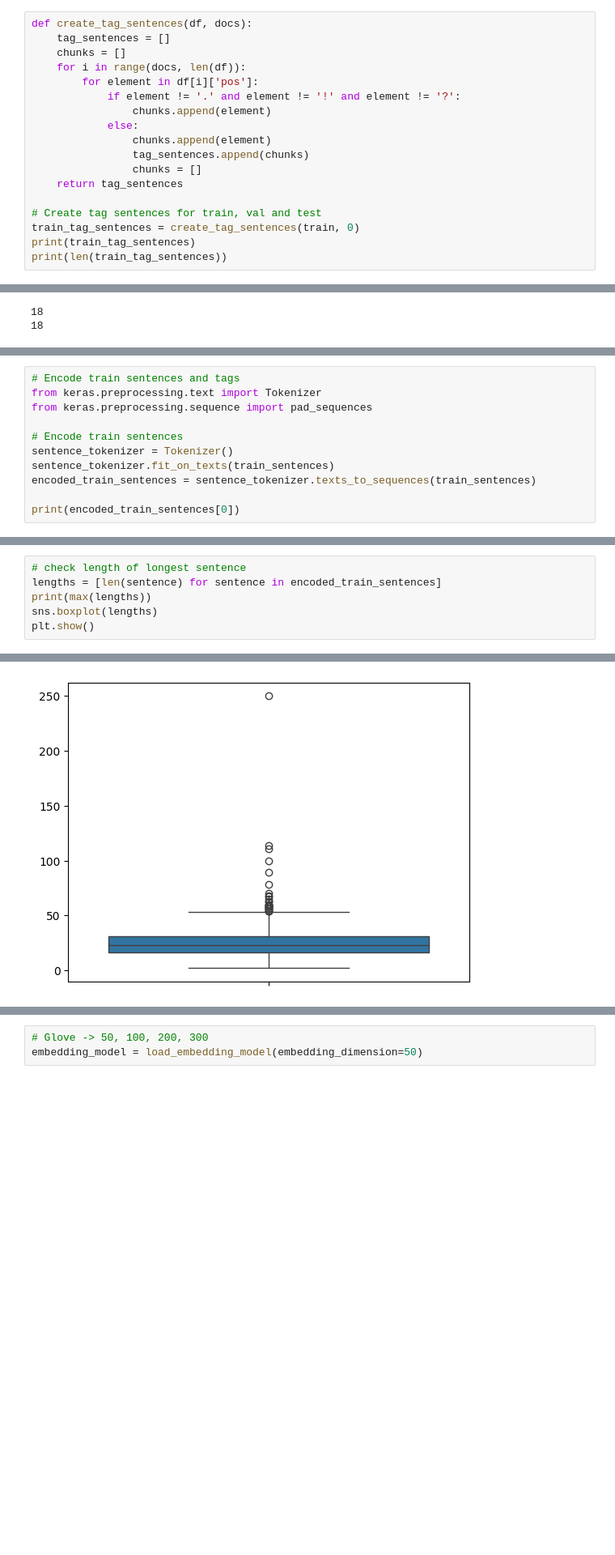
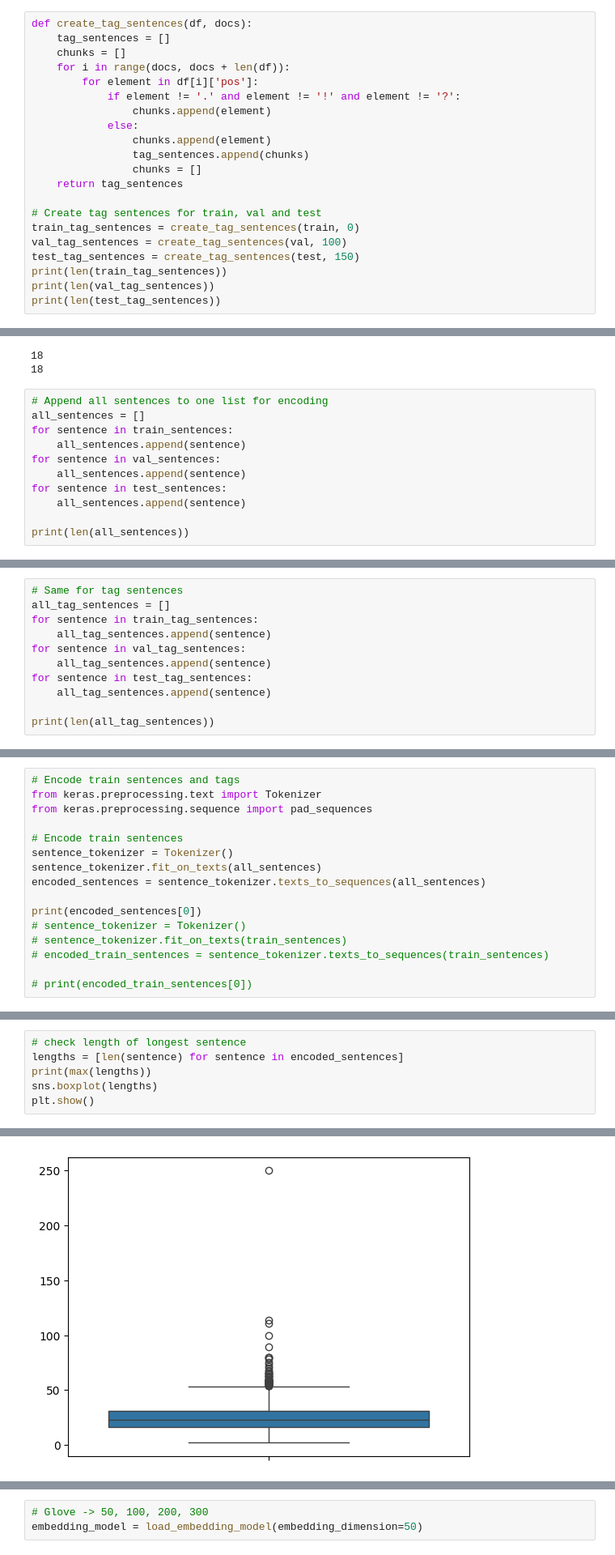
Before and after one commit to CipStr/NLProject, a Jupyter notebook: A1_v2.ipynb, the cells around one changed output, grey strips where cells are left out. Shown at 81% size. Drawn from its saved outputs; the diff is of its cells as text; blank space fills up the shorter version.

Commit message:
Fixed encoding + first baseline model trials

```diff
--- a/A1_v2.ipynb
+++ b/A1_v2.ipynb
@@ -157,7 +164,7 @@ print(len(train_sentences))
 def create_tag_sentences(df, docs):
     tag_sentences = []
     chunks = []
-    for i in range(docs, len(df)):
+    for i in range(docs, docs + len(df)):
         for element in df[i]['pos']:
             if element != '.' and element != '!' and element != '?':
                 chunks.append(element)
@@ -169,6 +176,9 @@ def create_tag_sentences(df, docs):
 
 # Create tag sentences for train, val and test
 train_tag_sentences = create_tag_sentences(train, 0)
-print(train_tag_sentences)
+val_tag_sentences = create_tag_sentences(val, 100)
+test_tag_sentences = create_tag_sentences(test, 150)
 print(len(train_tag_sentences))
+print(len(val_tag_sentences))
+print(len(test_tag_sentences))
 # %% [output]
@@ -180,3 +191,14 @@ print(len(train_tag_sentences[0]))
 # %% [output]
 18
 18
+# %%
+# Append all sentences to one list for encoding
+all_sentences = []
+for sentence in train_sentences:
+    all_sentences.append(sentence)
+for sentence in val_sentences:
+    all_sentences.append(sentence)
+for sentence in test_sentences:
+    all_sentences.append(sentence)
+
+print(len(all_sentences))
@@ -182,0 +207,11 @@ print(len(train_tag_sentences[0]))
+# %%
+# Same for tag sentences
+all_tag_sentences = []
+for sentence in train_tag_sentences:
+    all_tag_sentences.append(sentence)
+for sentence in val_tag_sentences:
+    all_tag_sentences.append(sentence)
+for sentence in test_tag_sentences:
+    all_tag_sentences.append(sentence)
+
+print(len(all_tag_sentences))
@@ -187,8 +224,13 @@ from keras.preprocessing.sequence import pad_sequences
 
 # Encode train sentences
 sentence_tokenizer = Tokenizer()
-sentence_tokenizer.fit_on_texts(train_sentences)
-encoded_train_sentences = sentence_tokenizer.texts_to_sequences(train_sentences)
+sentence_tokenizer.fit_on_texts(all_sentences)
+encoded_sentences = sentence_tokenizer.texts_to_sequences(all_sentences)
 
-print(encoded_train_sentences[0])
+print(encoded_sentences[0])
+# sentence_tokenizer = Tokenizer()
+# sentence_tokenizer.fit_on_texts(train_sentences)
+# encoded_train_sentences = sentence_tokenizer.texts_to_sequences(train_sentences)
+
+# print(encoded_train_sentences[0])
 # %% [output]
@@ -204,12 +252,12 @@ print(encoded_train_tags[0])
 # %%
 # check length of longest sentence
-lengths = [len(sentence) for sentence in encoded_train_sentences]
+lengths = [len(sentence) for sentence in encoded_sentences]
 print(max(lengths))
 sns.boxplot(lengths)
 plt.show()
 # %% [output]
 250
-[figure, old version]
+[figure, new version]
 # %%
 # Pad each sequence to MAX_SEQ_LENGTH using KERAS' pad_sequences() function.
 # Sentences longer than MAX_SEQ_LENGTH are truncated.
```
Also changed, not shown: parts of 19 cells of this notebook.
